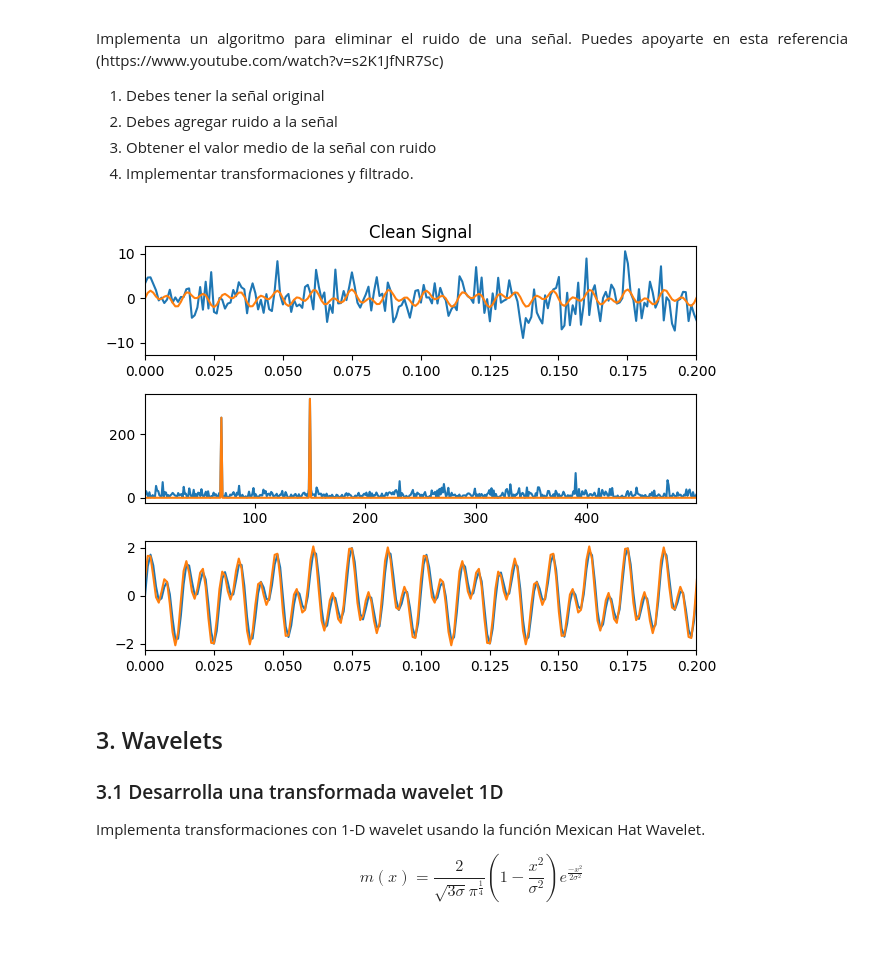
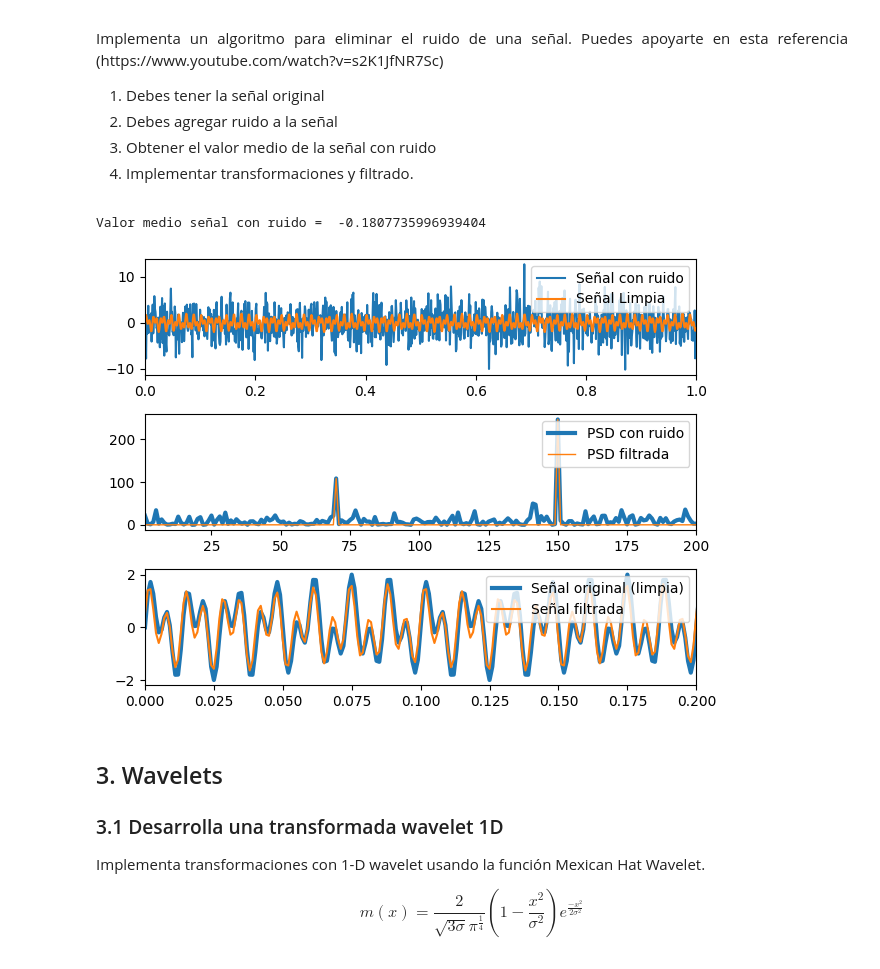
Before and after one commit to MatiasArmijo/Actividades-EIE-401-Matias-Armijo, a Jupyter notebook: actividad-4/Actividad_4_ArmijoMatias_ID.ipynb, the cells around one changed output. Cells and saved outputs as stored; diff of their text form; code cells hidden in the pictures.

```diff
--- a/actividad-4/Actividad_4_ArmijoMatias_ID.ipynb
+++ b/actividad-4/Actividad_4_ArmijoMatias_ID.ipynb
@@ -89,46 +95,64 @@ Implementa un algoritmo para eliminar el ruido de una señal. Puedes apoyarte en
 3. Obtener el valor medio de la señal con ruido
 4. Implementar transformaciones y filtrado.
 # %%
-t = np.linspace(0,1,1000)
+# Parametros vector de tiempo
+ts = 0.001              # Periodo de muestreo
+t = np.arange(0,1,ts)   # vector de tiempo
+N = len(t)              # Tamaño vector de tiempo
+
+# Señal Limpia
 x1 = np.sin(2*np.pi*70*t) + np.sin(2*np.pi*150*t)
-x1_noise_added = x1 + 3.1*np.random.randn(len(t))
 
-# Aplying FFT and computing PSD
-x1_hat = np.fft.fft(x1_noise_added,len(t))
-PSD = x1_hat  * np.conj(x1_hat)/len(t)
-freq = np.arange(len(t))
-L = np.arange(1,np.floor(len(t)/2),dtype = 'int')
+# Señal con ruido agregado
+x1_noise_added = x1 + 3.1*np.random.randn(N)
+
+# Valor medio señal con ruido
+mean_value = np.mean(x1_noise_added)
+print('Valor medio señal con ruido = ',mean_value)
+
+# Aplicacion de fft y obtencion de la PSD
+x1_hat = np.fft.fft(x1_noise_added,N)
+PSD = x1_hat  * np.conj(x1_hat)/N
+freq = 1/(ts*N)*np.arange(N)
+L = np.arange(1,np.floor(N/2),dtype = 'int')
 
 
-# Denoising
+# Eliminacion de ruido
+# (frecuencias amplitud de PSD < 100[-] se eliminan)
 PSD_filtered = PSD * (PSD > 100)
 x1_hat_filtered = (PSD > 100) * x1_hat
 x1_filt = np.fft.ifft(x1_hat_filtered)
 
-
-
+# Graficos
 fig, axs = plt.subplots(3,1)
 
+# Señal limpia y señal con ruido agregado
 plt.sca(axs[0])
-plt.plot(t,x1_noise_added)
-plt.plot(t,x1)
-plt.title('Clean Signal')
+plt.plot(t,x1_noise_added,label="Señal con ruido")
+plt.plot(t,x1,label="Señal Limpia")
+plt.xlim(0,1)
+plt.legend(loc="upper right")
+
+# PSD señal con ruido
+plt.sca(axs[1])
+plt.plot(freq[L], PSD[L],linewidth = 3,label = 'PSD con ruido')
+plt.xlim(freq[L[0]],200)
+plt.plot(freq[L],PSD_filtered[L], linewidth = 1,label = 'PSD filtrada')
+plt.xlim(freq[L[0]],200)
+plt.legend(loc="upper right")
+
+# Señal original y señal filtrada
+plt.sca(axs[2])
+plt.plot(t,x1,linewidth = 3,label='Señal original (limpia)')
+plt.plot(t, x1_filt,label = 'Señal filtrada')
 plt.xlim(0,0.2)
-
-plt.sca(axs[1])
-plt.plot(freq[L], PSD[L])
-plt.plot(freq[L],PSD_filtered[L])
-plt.xlim(freq[L[0]],freq[L[-1]])
-
-plt.sca(axs[2])
-plt.plot(t,x1)
-plt.plot(t, x1_filt)
-plt.xlim(0,0.2)
+plt.legend(loc="upper right")
 
 plt.tight_layout()
 plt.show()
 # %% [output]
+Valor medio señal con ruido =  -0.1807735996939404
-[figure, old version]
+[figure, new version]
 # %% [markdown]
 ## 3. Wavelets
 ### 3.1 Desarrolla una transformada wavelet 1D
```
Also changed, not shown: parts of 4 cells of this notebook, 4 other files.
